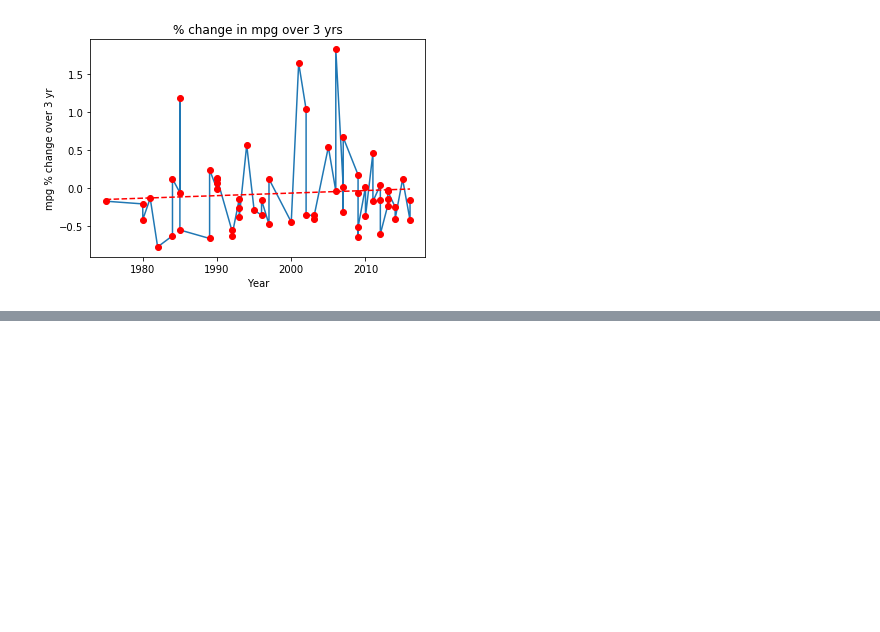
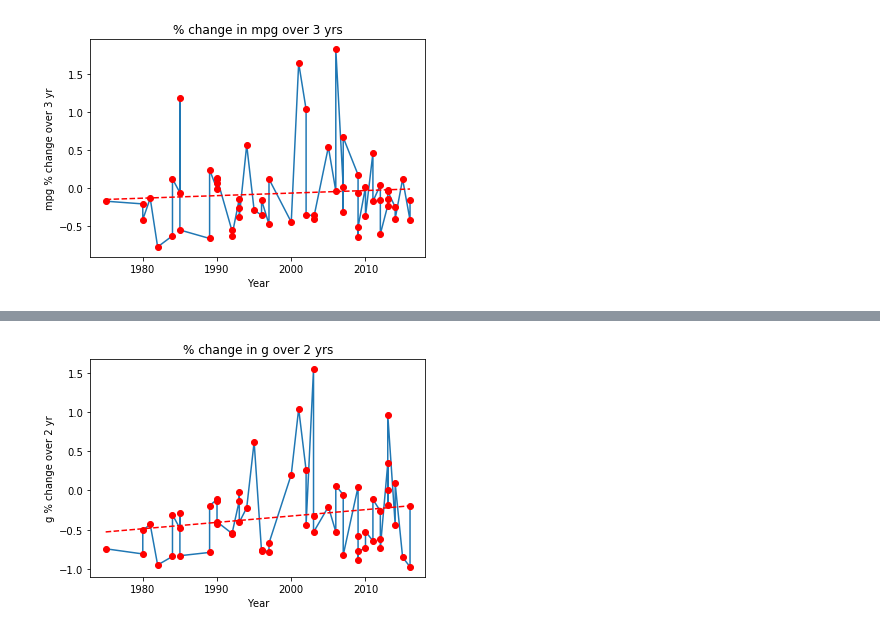
Before and after one commit to noogie13/nba-acl, a Jupyter notebook: analysis.ipynb, the cells around one changed output, grey strips where cells are left out. Cells and saved outputs as stored; diff of their text form; code cells hidden in the pictures; blank space fills up the shorter version.

```diff
--- a/analysis.ipynb
+++ b/analysis.ipynb
@@ -70,0 +82,4 @@ plot_stat(player_list,mpg,3)
+# %%
+plot_stat(player_list,g,2)
+# %% [output]
+[figure, added]
```
Also changed, not shown: parts of 14 cells of this notebook.
